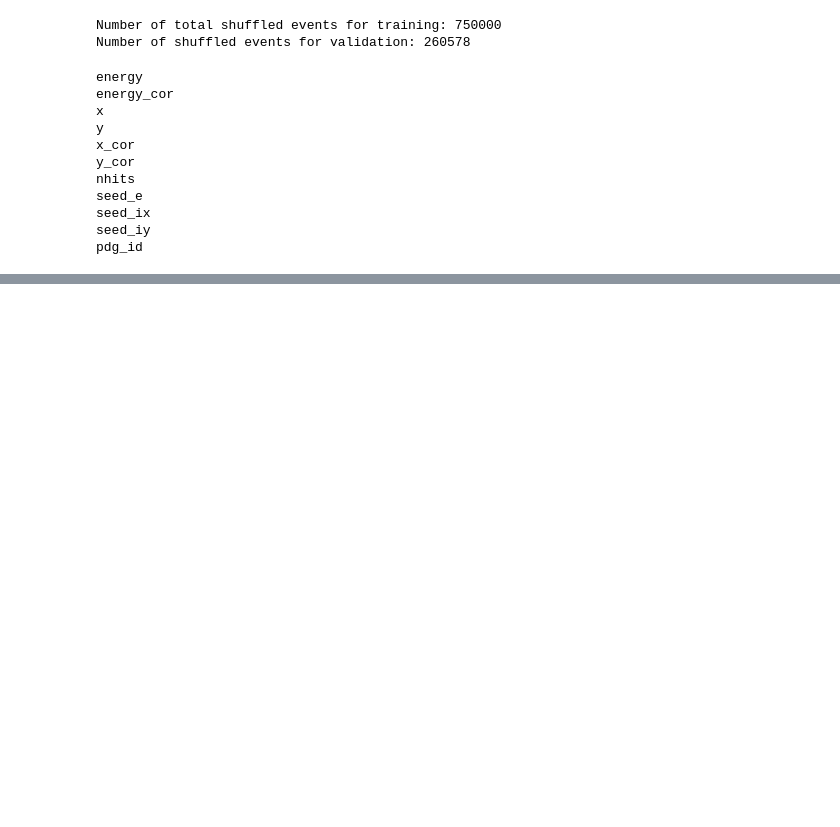
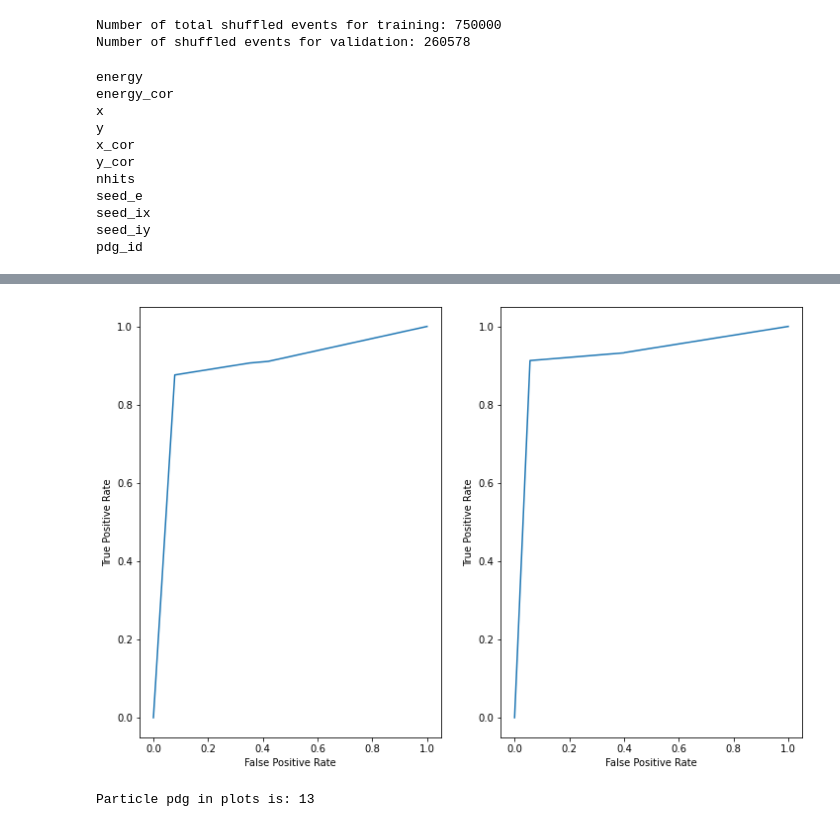
Before and after one commit to Lewis-Wolf/ML, a Jupyter notebook: eplusminus_muplusminus.ipynb, the cells around one changed output, grey strips where cells are left out. Drawn from its saved outputs; the diff is of its cells as text; code cells hidden in the pictures; blank space fills up the shorter version.

```diff
--- a/eplusminus_muplusminus.ipynb
+++ b/eplusminus_muplusminus.ipynb
@@ -160,0 +224,19 @@ plt.show()
+# %%
+from sklearn.metrics import RocCurveDisplay, roc_curve
+fig, (ax1, ax2) = plt.subplots(1,2, figsize=(12, 8))
+
+i = clf.classes_[3] #change the index here to change particle used in plots
+
+clf_fpr, clf_tpr, _ = roc_curve(Y_test, clf_pred, pos_label=i)
+clf_roc_display = RocCurveDisplay(fpr=clf_fpr, tpr=clf_tpr)
+
+hist_fpr, hist_tpr, _ = roc_curve(Y_test, hist_pred, pos_label=i)
+hist_roc_display = RocCurveDisplay(fpr=hist_fpr, tpr=hist_tpr)
+
+clf_roc_display.plot(ax=ax1)
+hist_roc_display.plot(ax=ax2)
+plt.show()
+print(f"Particle pdg in plots is: {i}")
+# %% [output]
+[figure, added]
+Particle pdg in plots is: 13
```
Also changed, not shown: parts of 29 cells of this notebook.
